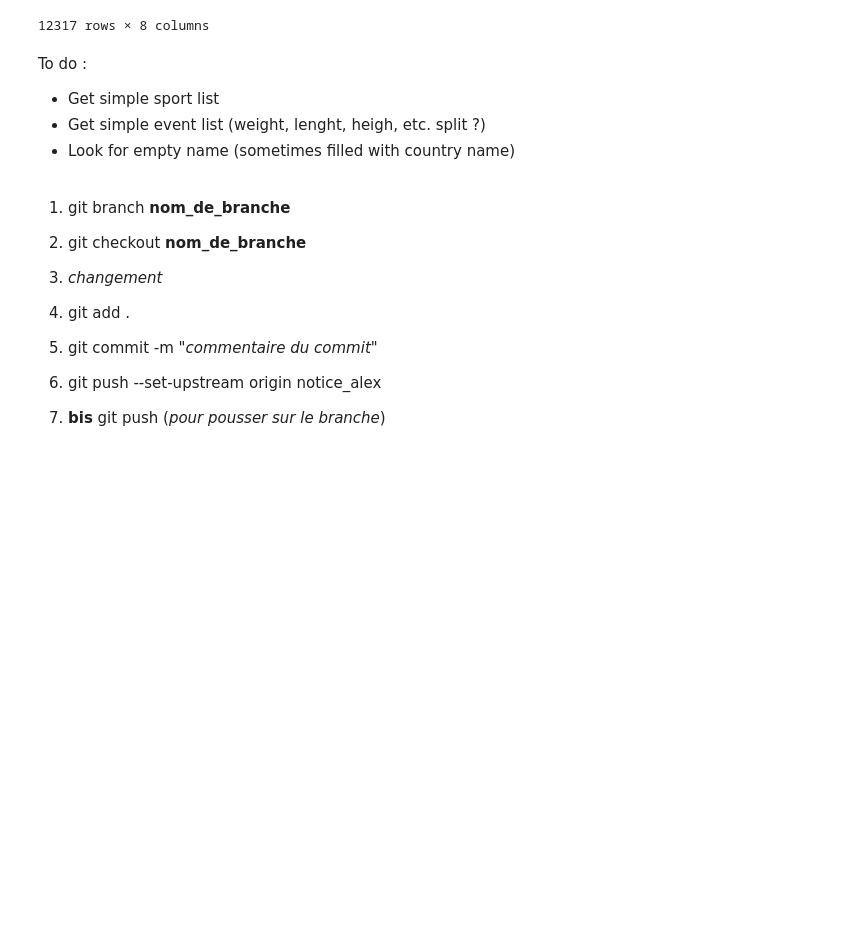
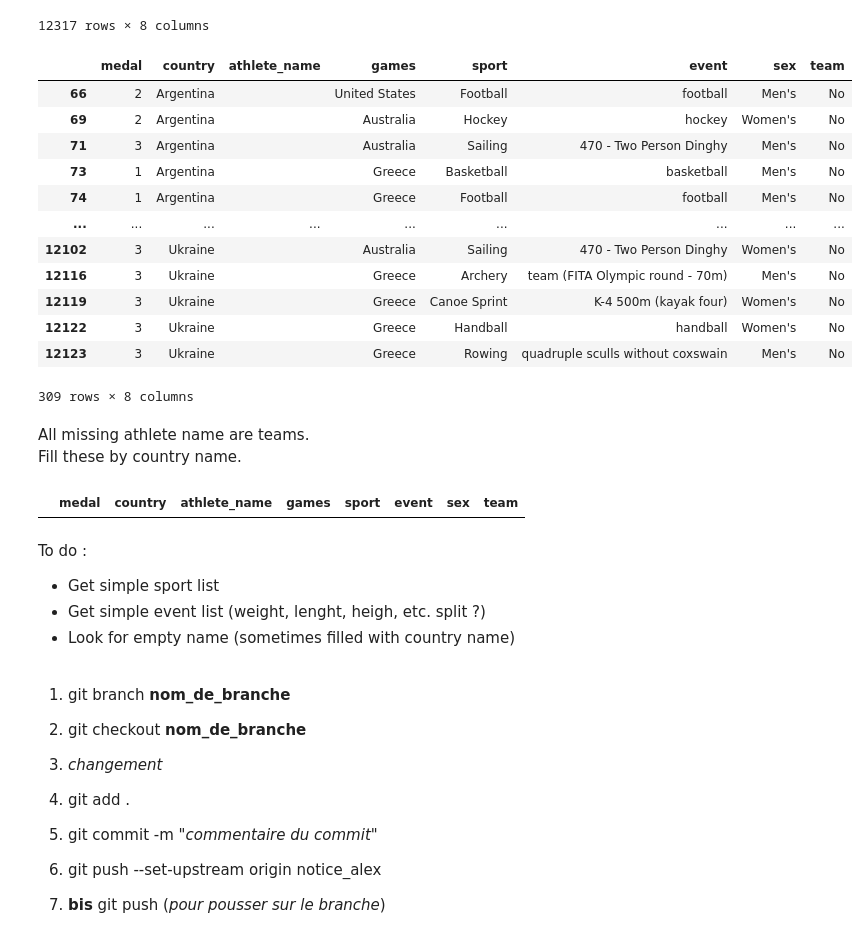
Before and after one commit to Yohan-GRNR/JO-explorer, a Jupyter notebook: data-scraped.ipynb, the cells around one changed output. Cells and saved outputs as stored; diff of their text form; code cells hidden in the pictures; blank space fills up the shorter version.

Commit message:
Cleaning - Fill empty names

```diff
--- a/data-scraped.ipynb
+++ b/data-scraped.ipynb
@@ -341,3 +341,23 @@ df_olympic
 | 12315 | 2 | Mixed Team | James LIGHTBODY (USA)/Lacey HEARN... | United States | Athletics | 4miles team | Men's | Yes |
 | 12316 | 3 | Mixed Team | Charles HABERCORN (USA)/Harry JAC... | United States | Tug of War | tug of war | Men's | Yes |
 12317 rows × 8 columns
+# %%
+# Looking for empty athlete_name
+df_olympic[df_olympic["athlete_name"] == ""]
+# %% [output]
+|  | medal | country | athlete_name | games | sport | event | sex | team |
+| 66 | 2 | Argentina |  | United States | Football | football | Men's | No |
+| 69 | 2 | Argentina |  | Australia | Hockey | hockey | Women's | No |
+| 71 | 3 | Argentina |  | Australia | Sailing | 470 - Two Person Dinghy | Men's | No |
+| 73 | 1 | Argentina |  | Greece | Basketball | basketball | Men's | No |
+| 74 | 1 | Argentina |  | Greece | Football | football | Men's | No |
+| ... | ... | ... | ... | ... | ... | ... | ... | ... |
+| 12102 | 3 | Ukraine |  | Australia | Sailing | 470 - Two Person Dinghy | Women's | No |
+| 12116 | 3 | Ukraine |  | Greece | Archery | team (FITA Olympic round - 70m) | Men's | No |
+| 12119 | 3 | Ukraine |  | Greece | Canoe Sprint | K-4 500m (kayak four) | Women's | No |
+| 12122 | 3 | Ukraine |  | Greece | Handball | handball | Women's | No |
+| 12123 | 3 | Ukraine |  | Greece | Rowing | quadruple sculls without coxswain | Men's | No |
+309 rows × 8 columns
+# %% [markdown]
+All missing athlete name are teams.
+Fill these by country name.
@@ -344,3 +370,8 @@ df_olympic
+# %%
+#Check
+df_olympic[df_olympic["athlete_name"] == ""]
+# %% [output]
+|  | medal | country | athlete_name | games | sport | event | sex | team |
 # %% [markdown]
 To do :
 - Get simple sport list
```
Also changed, not shown: parts of 6 cells of this notebook.
